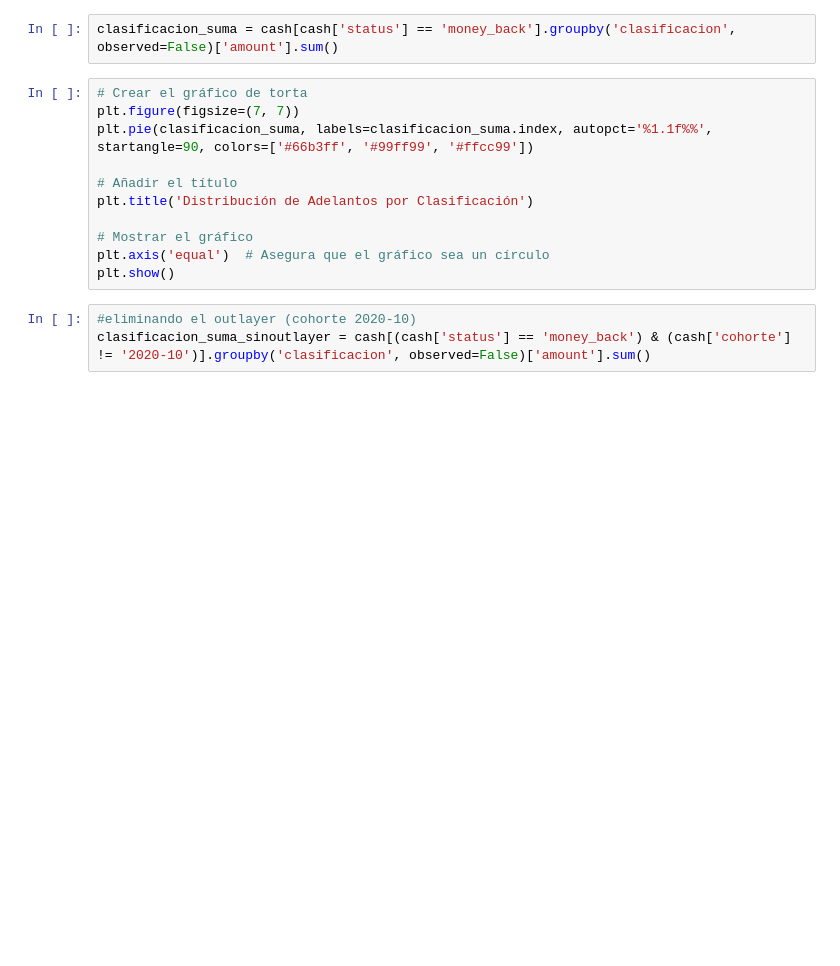
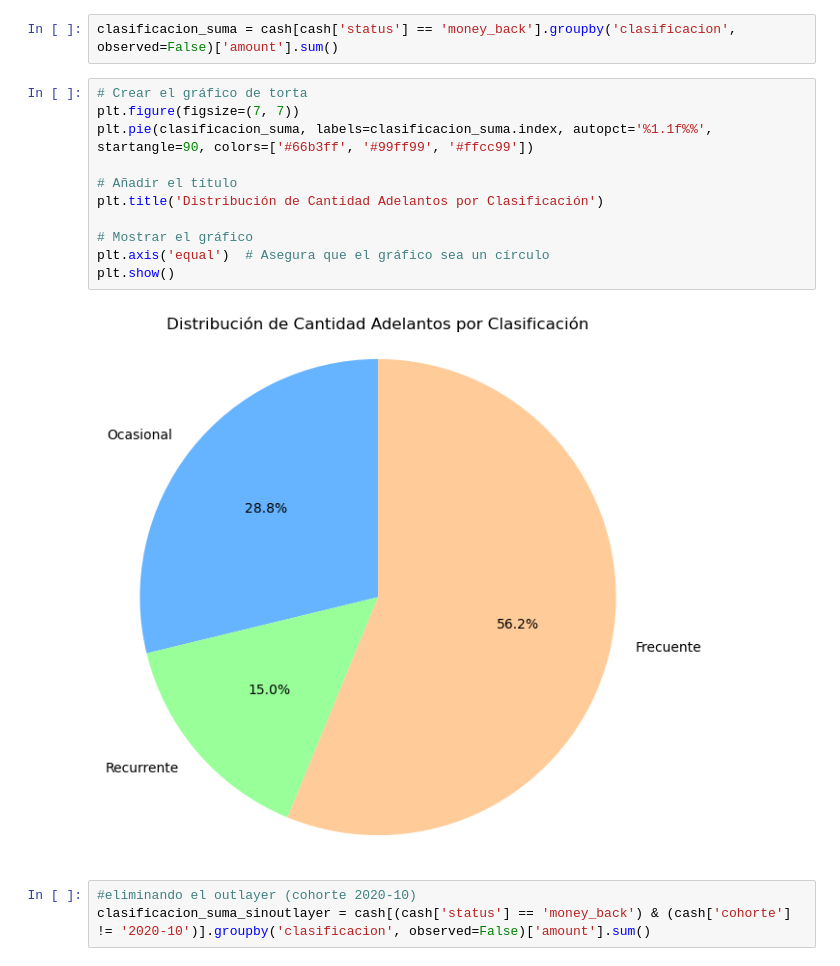
Before and after one commit to moiatgit/project-1-ironhack-payments-es, a Jupyter notebook: grupo3.ipynb, the cells around one changed output. Drawn from its saved outputs; the diff is of its cells as text; blank space fills up the shorter version.

```diff
--- a/grupo3.ipynb
+++ b/grupo3.ipynb
@@ -1074,14 +1012,16 @@ clasificacion_suma = cash[cash['status'] == 'money_back'].groupby('clasificacion
 # %%
 # Crear el gráfico de torta
 plt.figure(figsize=(7, 7))
 plt.pie(clasificacion_suma, labels=clasificacion_suma.index, autopct='%1.1f%%', startangle=90, colors=['#66b3ff', '#99ff99', '#ffcc99'])
 
 # Añadir el título
-plt.title('Distribución de Adelantos por Clasificación')
+plt.title('Distribución de Cantidad Adelantos por Clasificación')
 
 # Mostrar el gráfico
 plt.axis('equal')  # Asegura que el gráfico sea un círculo
 plt.show()
+# %% [output]
+[figure, added]
 # %%
 #eliminando el outlayer (cohorte 2020-10)
 clasificacion_suma_sinoutlayer = cash[(cash['status'] == 'money_back') & (cash['cohorte'] != '2020-10')].groupby('clasificacion', observed=False)['amount'].sum()
```
Also changed, not shown: parts of 39 cells of this notebook.
